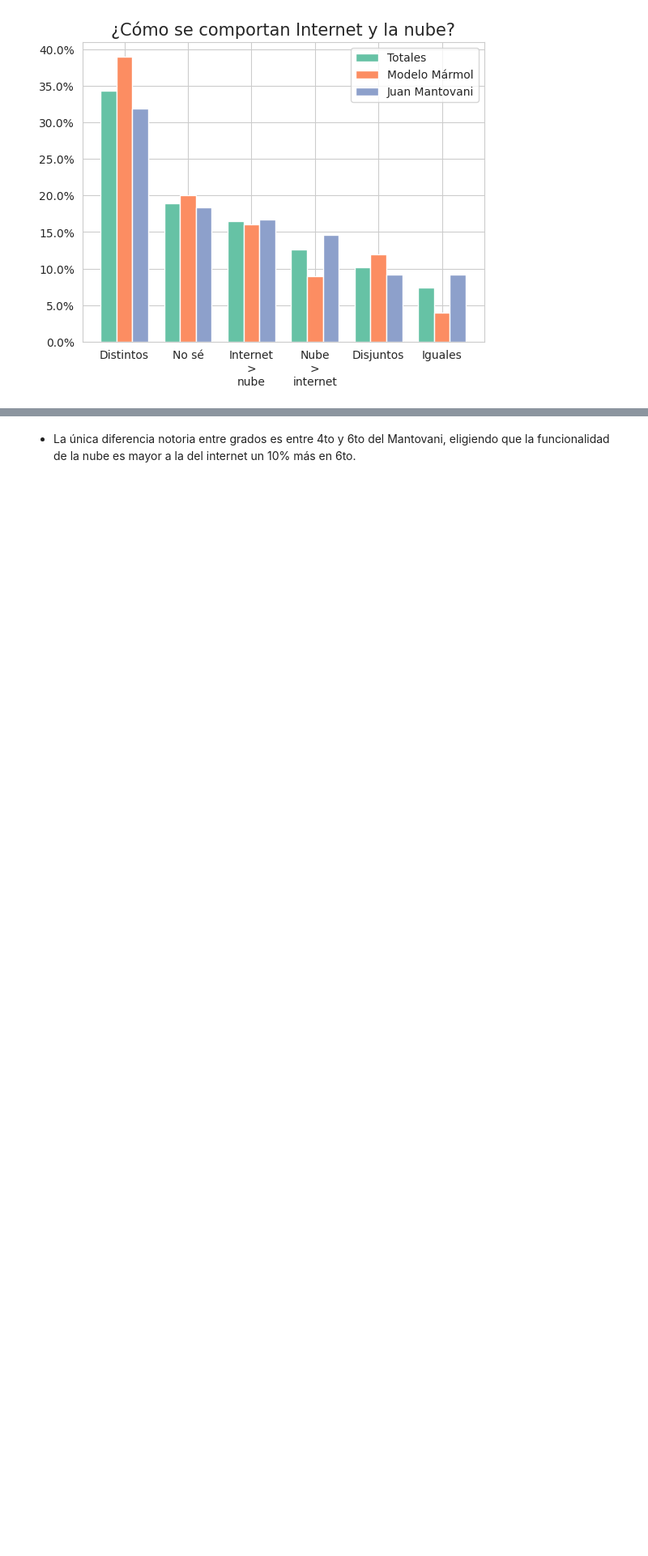
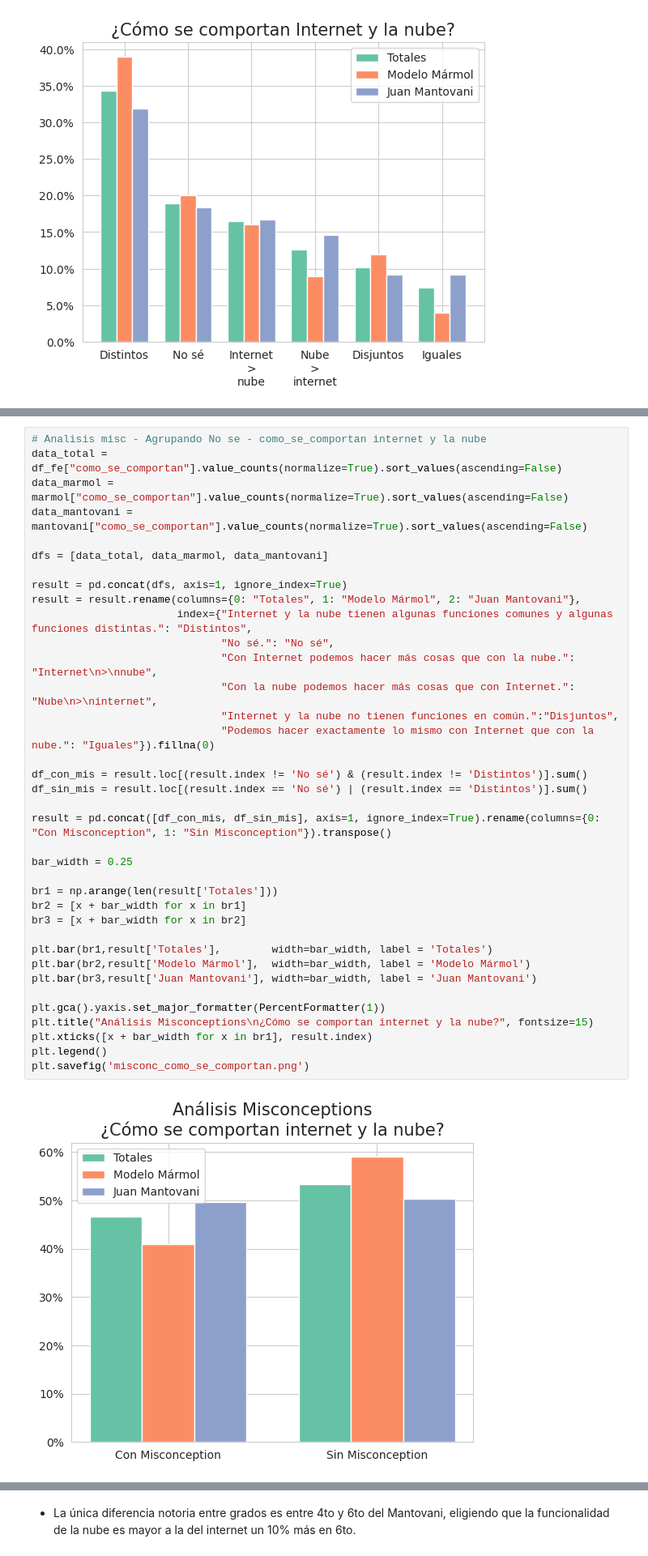
Before and after one commit to fedesassone/tesis, a Jupyter notebook: notebooks/misconceptions/Misconceptions.ipynb, the cells around one changed output, grey strips where cells are left out. Shown at 81% size. Cells and saved outputs as stored; diff of their text form; blank space fills up the shorter version.

Commit message:
misconceptions internet vs nube

```diff
--- a/notebooks/misconceptions/Misconceptions.ipynb
+++ b/notebooks/misconceptions/Misconceptions.ipynb
@@ -3405,0 +3321,39 @@ plt.savefig('misconc_como_se_comportan.png')
+# %%
+# Analisis misc - Agrupando No se - como_se_comportan internet y la nube
+data_total = df_fe["como_se_comportan"].value_counts(normalize=True).sort_values(ascending=False)
+data_marmol = marmol["como_se_comportan"].value_counts(normalize=True).sort_values(ascending=False)
+data_mantovani = mantovani["como_se_comportan"].value_counts(normalize=True).sort_values(ascending=False)
+
+dfs = [data_total, data_marmol, data_mantovani]
+
+result = pd.concat(dfs, axis=1, ignore_index=True)
+result = result.rename(columns={0: "Totales", 1: "Modelo Mármol", 2: "Juan Mantovani"},
+                       index={"Internet y la nube tienen algunas funciones comunes y algunas funciones distintas.": "Distintos",
+                              "No sé.": "No sé",
+                              "Con Internet podemos hacer más cosas que con la nube.": "Internet\n>\nnube",
+                              "Con la nube podemos hacer más cosas que con Internet.": "Nube\n>\ninternet",
+                              "Internet y la nube no tienen funciones en común.":"Disjuntos",
+                              "Podemos hacer exactamente lo mismo con Internet que con la nube.": "Iguales"}).fillna(0)
+
+df_con_mis = result.loc[(result.index != 'No sé') & (result.index != 'Distintos')].sum()
+df_sin_mis = result.loc[(result.index == 'No sé') | (result.index == 'Distintos')].sum()
+
+result = pd.concat([df_con_mis, df_sin_mis], axis=1, ignore_index=True).rename(columns={0: "Con Misconception", 1: "Sin Misconception"}).transpose()
+
+bar_width = 0.25
+
+br1 = np.arange(len(result['Totales']))
+br2 = [x + bar_width for x in br1]
+br3 = [x + bar_width for x in br2]
+
+plt.bar(br1,result['Totales'],        width=bar_width, label = 'Totales')
+plt.bar(br2,result['Modelo Mármol'],  width=bar_width, label = 'Modelo Mármol')
+plt.bar(br3,result['Juan Mantovani'], width=bar_width, label = 'Juan Mantovani')
+
+plt.gca().yaxis.set_major_formatter(PercentFormatter(1))
+plt.title("Análisis Misconceptions\n¿Cómo se comportan internet y la nube?", fontsize=15)
+plt.xticks([x + bar_width for x in br1], result.index)
+plt.legend()
+plt.savefig('misconc_como_se_comportan.png')
+# %% [output]
+[figure, added]
```
Also changed, not shown: parts of 14 cells of this notebook, 6 other files.
